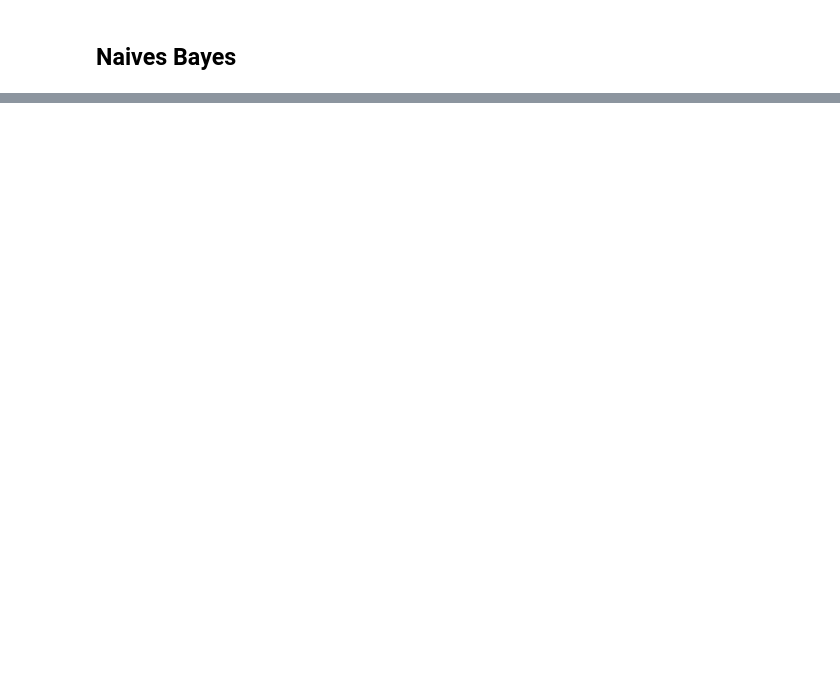
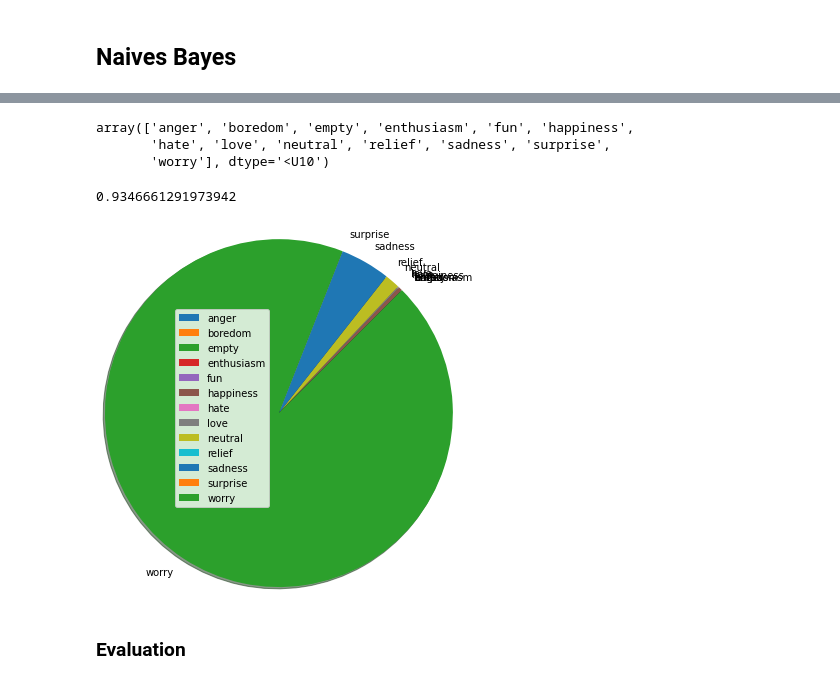
Before and after one commit to Jeyramana/NLP, a Jupyter notebook: EmotionText.ipynb, the cells around one changed output, grey strips where cells are left out. Cells and saved outputs as stored; diff of their text form; code cells hidden in the pictures; blank space fills up the shorter version.

```diff
--- a/EmotionText.ipynb
+++ b/EmotionText.ipynb
@@ -244,2 +284,7 @@ print(X_vector.todense()) # if its zero, it means its not repeated, if repeated
 # %% [markdown]
 ## Naives Bayes
+# %%
+# Score using CounterVectorizer
+#classifier: clf
+clf_NB = MultinomialNB()
+clf_NB.fit(X_train, y_train) # fitting training features and labels
@@ -245,0 +305,6 @@ print(X_vector.todense()) # if its zero, it means its not repeated, if repeated
+# %%
+#Check prediction for known data['content'][5]
+check = [data['content'][5]]
+vector = count_vectorizer.transform(check).toarray()
+print(data['sentiment'][5])
+print(clf_NB.predict(vector)) # both prediction is accurate
@@ -245,0 +314,5 @@ print(X_vector.todense()) # if its zero, it means its not repeated, if repeated
+# %%
+# Prediction probability of 13 sentiments
+predict_proba = clf_NB.predict_proba(vector)
+predict_proba = [item for sublist in predict_proba for item in sublist]
+predict_proba
@@ -245,0 +333,23 @@ print(X_vector.todense()) # if its zero, it means its not repeated, if repeated
+# %%
+# Classes (sentiments) of the Classifier
+classes = clf_NB.classes_
+# classes = [item for sublist in classes for item in sublist]
+classes
+# %% [output]
+array(['anger', 'boredom', 'empty', 'enthusiasm', 'fun', 'happiness',
+       'hate', 'love', 'neutral', 'relief', 'sadness', 'surprise',
+       'worry'], dtype='<U10')
+# %%
+# Maximum Probability of sentiment [worry] and least is for [anger]
+np.max(clf_NB.predict_proba(vector))
+# %% [output]
+0.9346661291973942
+# %%
+# Plotting classes and probability from the prediciton results
+plt.pie(predict_proba, labels=classes.tolist(), startangle=45, shadow=True, radius=2)
+plt.legend()
+plt.show()
+# %% [output]
+[figure, added]
+# %% [markdown]
+### Evaluation
```
Also changed, not shown: parts of 24 cells of this notebook.
